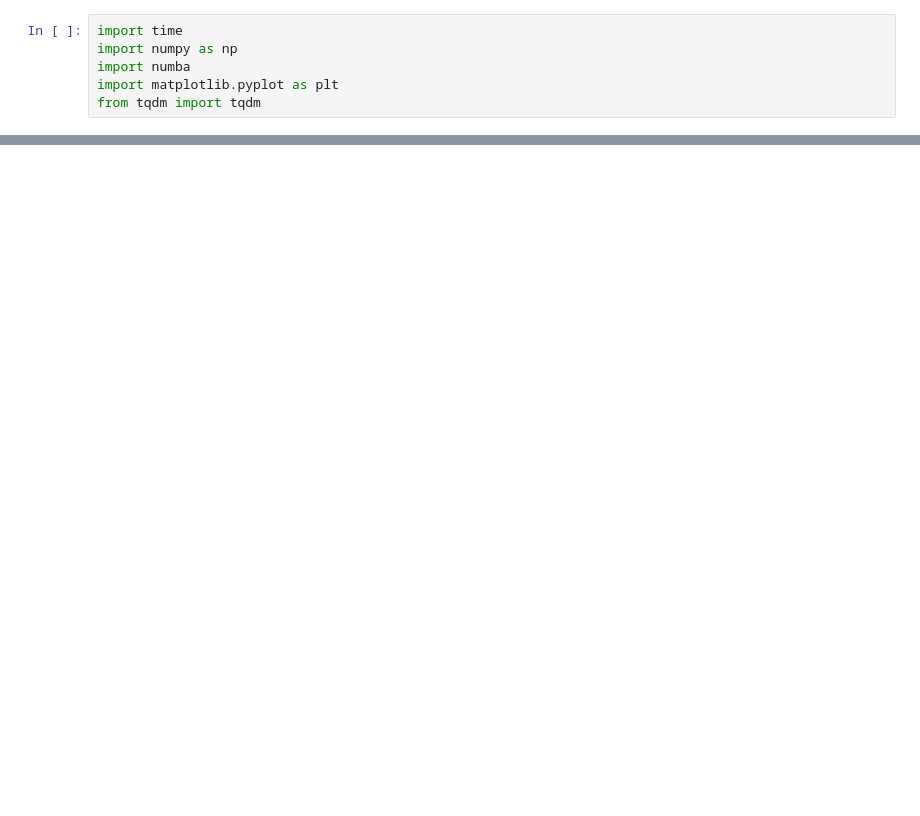
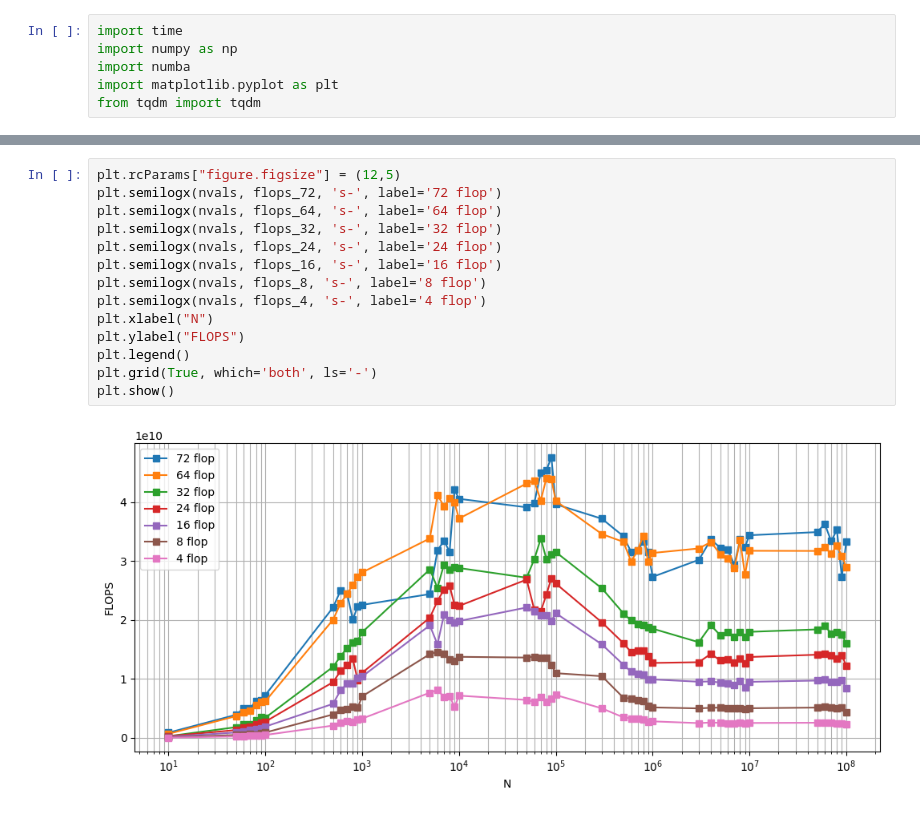
Before and after one commit to rohankalbag/ae6102-iitb, a Jupyter notebook: assignment-6/a6.ipynb, the cells around one changed output, grey strips where cells are left out. Cells and saved outputs as stored; diff of their text form; blank space fills up the shorter version.

```diff
--- a/assignment-6/a6.ipynb
+++ b/assignment-6/a6.ipynb
@@ -82,0 +269,16 @@ plt.show()
+# %%
+plt.rcParams["figure.figsize"] = (12,5)
+plt.semilogx(nvals, flops_72, 's-', label='72 flop')
+plt.semilogx(nvals, flops_64, 's-', label='64 flop')
+plt.semilogx(nvals, flops_32, 's-', label='32 flop')
+plt.semilogx(nvals, flops_24, 's-', label='24 flop')
+plt.semilogx(nvals, flops_16, 's-', label='16 flop')
+plt.semilogx(nvals, flops_8, 's-', label='8 flop')
+plt.semilogx(nvals, flops_4, 's-', label='4 flop')
+plt.xlabel("N")
+plt.ylabel("FLOPS")
+plt.legend()
+plt.grid(True, which='both', ls='-')
+plt.show()
+# %% [output]
+[figure, added]
```
Also changed, not shown: parts of 13 cells of this notebook, 2 other files.
